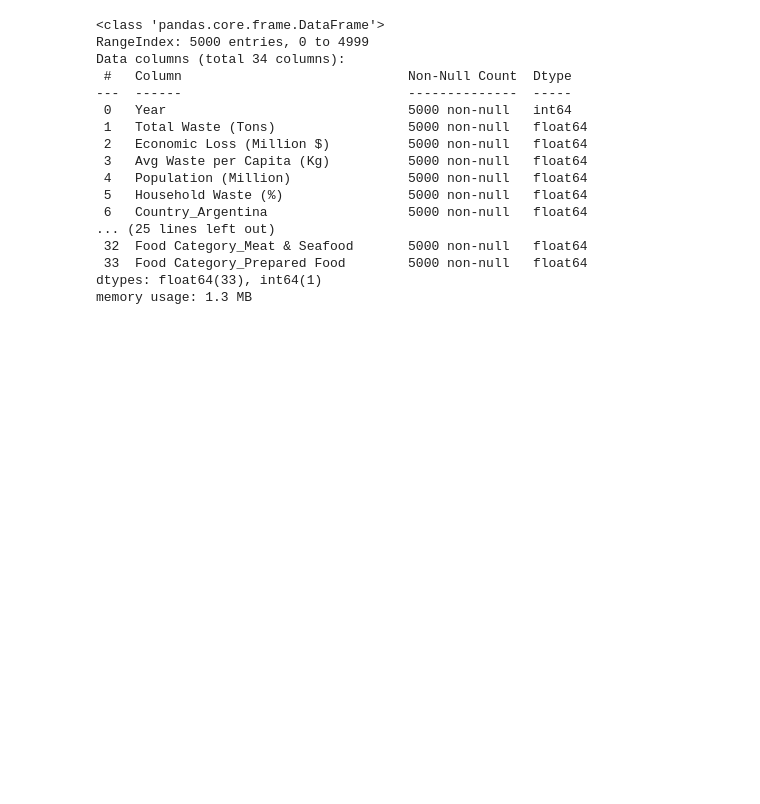
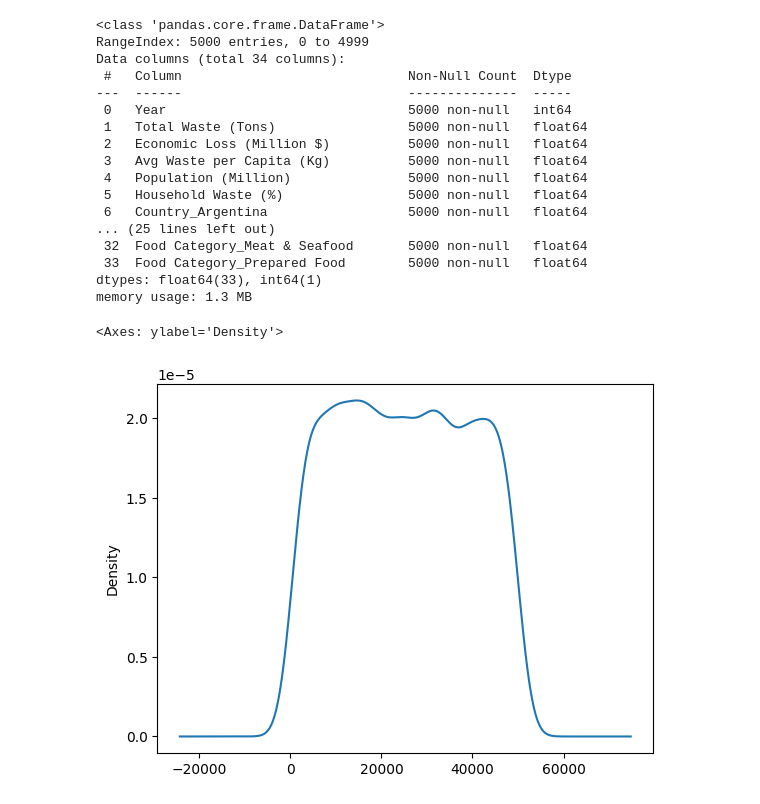
Before and after one commit to akxiit/Exploratory-Data-Analysis, a Jupyter notebook: food-wastege/Main.ipynb, the cells around one changed output. Cells and saved outputs as stored; diff of their text form; code cells hidden in the pictures; blank space fills up the shorter version.

```diff
--- a/food-wastege/Main.ipynb
+++ b/food-wastege/Main.ipynb
@@ -120,3 +120,8 @@ Data columns (total 34 columns):
  33  Food Category_Prepared Food        5000 non-null   float64
 dtypes: float64(33), int64(1)
 memory usage: 1.3 MB
+# %%
+df['Total Waste (Tons)'].plot(kind='density')
+# %% [output]
+<Axes: ylabel='Density'>
+[figure, added]
```
Also changed, not shown: parts of 4 cells of this notebook.
